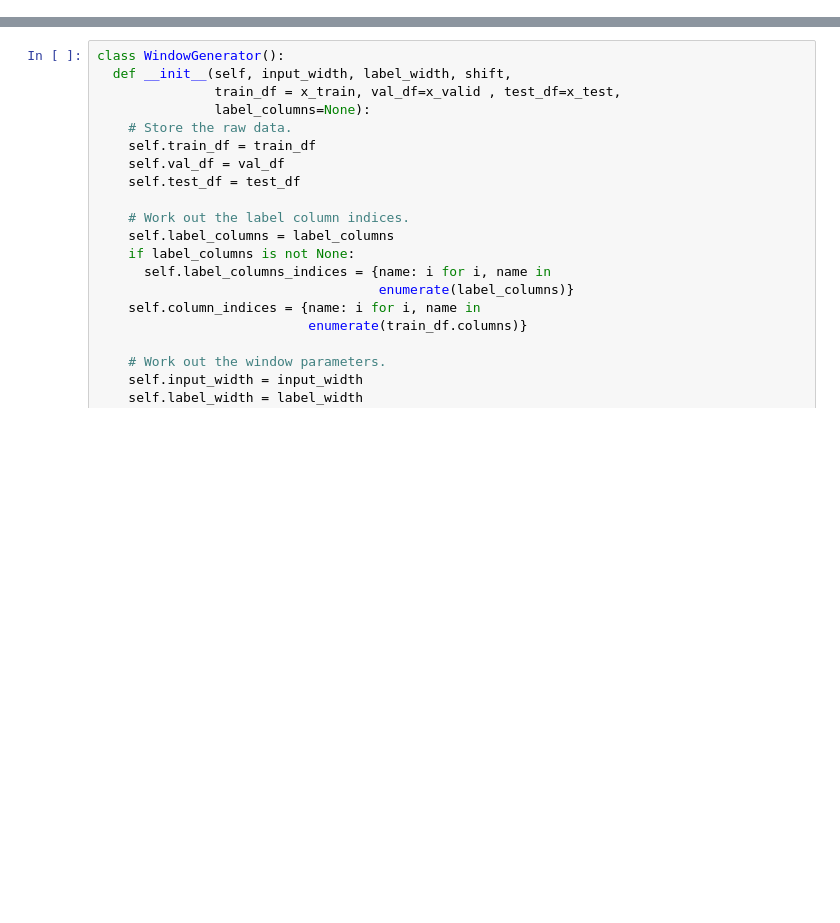
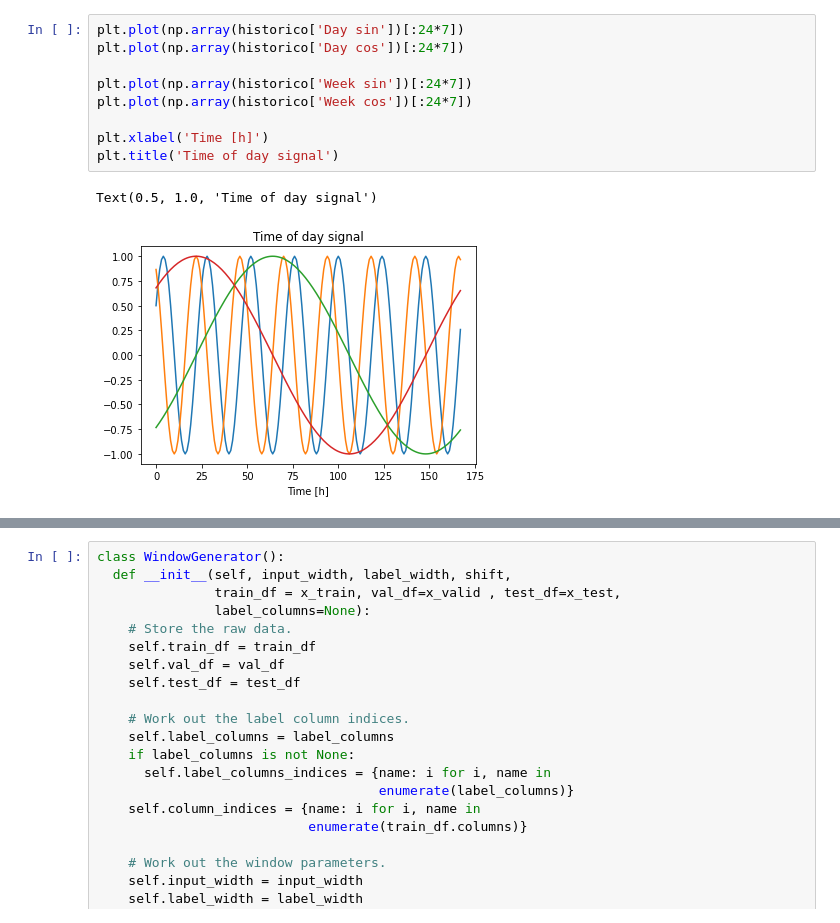
Before and after one commit to Abonvicine/ESTUDOS---Gerais, a Jupyter notebook: TG_Previsão_de_carga.ipynb, the cells around one changed output, grey strips where cells are left out. Drawn from its saved outputs; the diff is of its cells as text; blank space fills up the shorter version.

```diff
--- a/TG_Previsão_de_carga.ipynb
+++ b/TG_Previsão_de_carga.ipynb
@@ -129,3 +131,15 @@ historico.describe().transpose()
+# %%
+plt.plot(np.array(historico['Day sin'])[:24*7])
+plt.plot(np.array(historico['Day cos'])[:24*7])
+
+plt.plot(np.array(historico['Week sin'])[:24*7])
+plt.plot(np.array(historico['Week cos'])[:24*7])
+
+plt.xlabel('Time [h]')
+plt.title('Time of day signal')
+# %% [output]
+Text(0.5, 1.0, 'Time of day signal')
+[figure, added]
 # %%
 plt.hist2d(historico['Carga'], historico['Temperatura'], bins=(50, 50), vmax=400)
 
```
Also changed, not shown: parts of 38 cells of this notebook.
